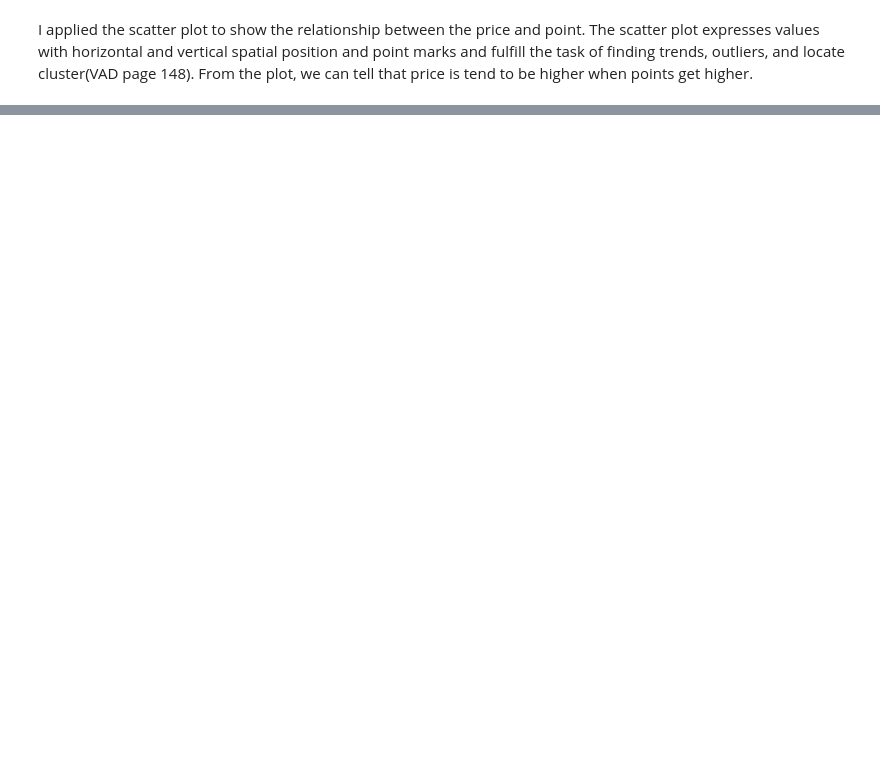
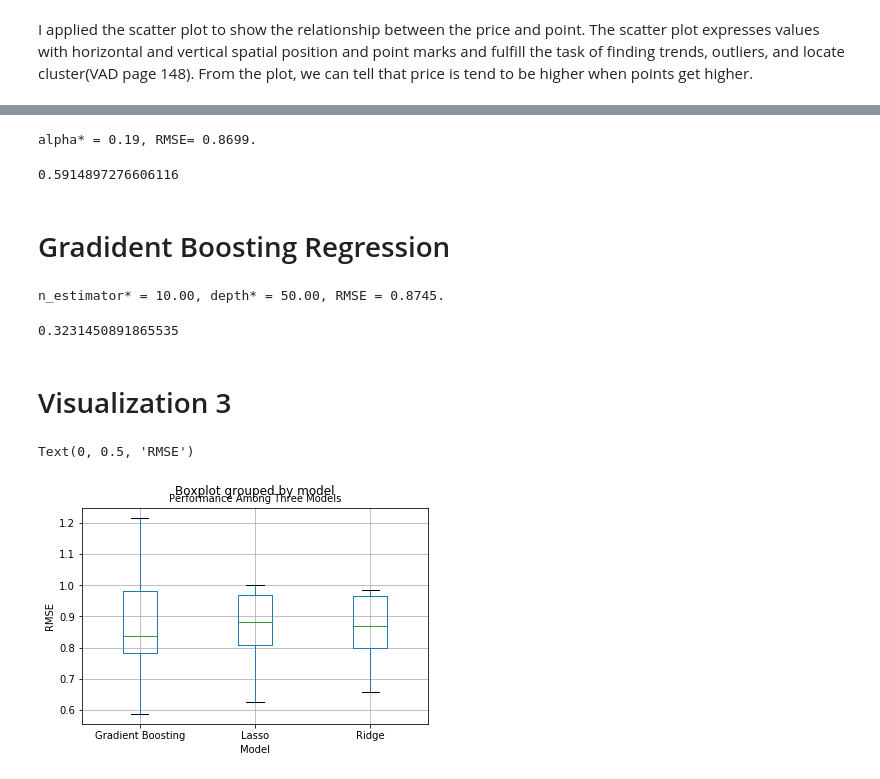
Before and after one commit to ada1121/ds5500, a Jupyter notebook: Real-world Data Science-Applications of Visualization.ipynb, the cells around one changed output, grey strips where cells are left out. Saved outputs shown, nothing was run; the diff lists cells and outputs as text; code cells hidden in the pictures; blank space fills up the shorter version.

```diff
--- a/Real-world Data Science-Applications of Visualization.ipynb
+++ b/Real-world Data Science-Applications of Visualization.ipynb
@@ -60,0 +219,68 @@ From the plot, we can tell that price is tend to be higher when points get highe
+# %%
+for a in alphas:
+    lasso = Lasso()
+    lasso.set_params(alpha = a)
+    lasso_score = cross_validate(lasso, train_x, train_validate, cv=10,
+                                 scoring=('neg_mean_absolute_error'))['test_score']
+    lasso_rmse.append(np.sqrt(np.abs(lasso_score)))
+    if np.mean(lasso_rmse[-1]) <lasso_min_rmse:
+        lasso_min_rmse = np.mean(lasso_rmse[-1])
+        lasso_parameter = a
+        df_scores_lasso['model'] = 'Lasso'
+        df_scores_lasso['score'] = lasso_rmse[-1]
+
+
+print("alpha* = %.2f,"%(lasso_parameter), "RMSE= %.4f."%( lasso_min_rmse))
+# %% [output]
+alpha* = 0.19, RMSE= 0.8699.
+# %%
+# Fit with the most optimal
+lasso_op = Lasso(alpha=0.19)
+lasso_op.fit(test_x, test_validate)
+print(np.sqrt(mean_squared_error(lasso_op.predict(test_x),test_validate)))
+# %% [output]
+0.5914897276606116
+# %% [markdown]
+# Gradident Boosting Regression
+# %%
+num = np.linspace(10, 100, 10)
+max_depth = np.linspace(5, 50, 10)
+gbr_rmse = []
+gbr_min_rmse = 100
+gbr_paramter = 0
+score_gbr = 100
+
+for n in num:
+    for depth in max_depth:
+        GBR = GradientBoostingRegressor(n_estimators=int(n), max_depth = int(depth))
+        gbr_scores = cross_validate(GBR, train_x, train_validate, cv=10, scoring=('neg_mean_absolute_error'))['test_score']
+        gbr_rmse.append(np.sqrt(np.abs(gbr_scores)))
+        if np.mean(gbr_rmse[-1]) < gbr_min_rmse:
+            gbr_min_rmse = np.mean(gbr_rmse[-1])
+            gbr_paramter = [n, depth]
+            df_scores_gbr['model'] = 'Gradient Boosting'
+            df_scores_gbr['score'] = gbr_rmse[-1]
+
+print("n_estimator* = %.2f,"%(gbr_paramter[0]), "depth* = %.2f,"%(gbr_paramter[1]), "RMSE = %.4f."%(gbr_min_rmse))
+# %% [output]
+n_estimator* = 10.00, depth* = 50.00, RMSE = 0.8745.
+# %%
+# Fit with the most optimal
+gbr_op = GradientBoostingRegressor(n_estimators=10, max_depth = 50)
+gbr_op.fit(test_x, test_validate)
+print(np.sqrt(mean_squared_error(gbr_op.predict(test_x),test_validate)))
+# %% [output]
+0.3231450891865535
+# %% [markdown]
+# Visualization 3
+# %%
+df_scores = df_scores.append(df_scores_lasso).append(df_scores_gbr)
+
+df_scores.boxplot(by='model',  column=['score'],   grid=True)
+
+plt.title("Performance Among Three Models", fontsize=10)
+plt.xlabel('Model')
+plt.ylabel('RMSE')
+# %% [output]
+Text(0, 0.5, 'RMSE')
+[figure, added]
```
Also changed, not shown: parts of 31 cells of this notebook.
